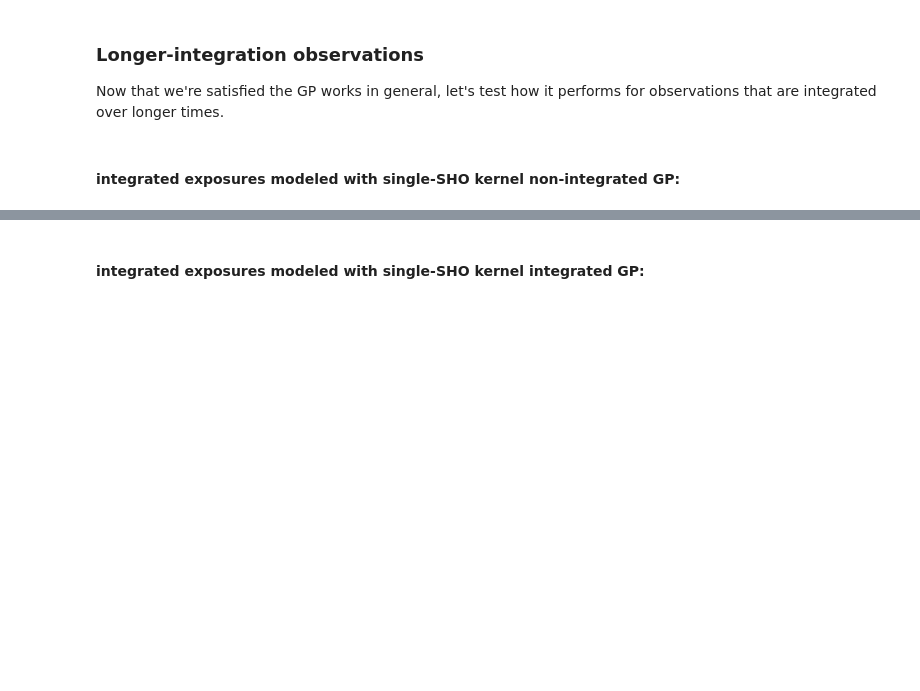
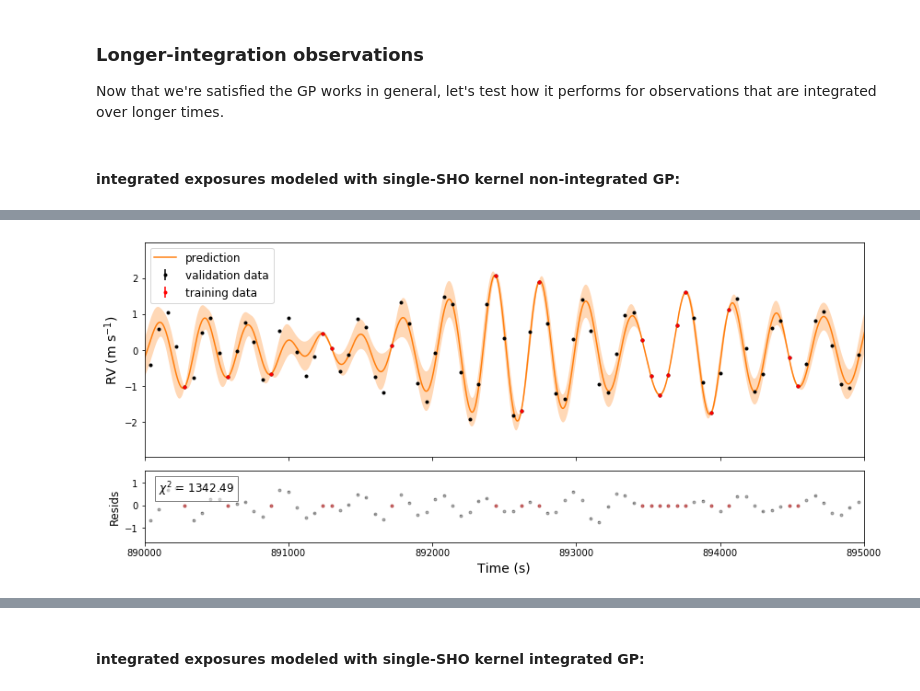
Before and after one commit to megbedell/pmodes, a Jupyter notebook: experiments/02-gp-fitting.ipynb, the cells around one changed output, grey strips where cells are left out. Cells and saved outputs as stored; diff of their text form; code cells hidden in the pictures; blank space fills up the shorter version.

```diff
--- a/experiments/02-gp-fitting.ipynb
+++ b/experiments/02-gp-fitting.ipynb
@@ -430,25 +466,28 @@ with model:
 # %%
 fig, (ax1,ax2) = plt.subplots(2, 1, figsize=(14,6), sharex=True,
                               gridspec_kw={'height_ratios':[3,1], 'hspace':0.1})
 
 art = ax1.fill_between(t_grid, mu + sd, mu - sd, color="C1", alpha=0.3)
 art.set_edgecolor("none")
 ax1.plot(t_grid, mu, color="C1", label="prediction")
 
 ax1.errorbar(t_all, y_all, yerr=yerr_all, fmt=".k", capsize=0, label='validation data')
 ax1.errorbar(t, y, yerr=yerr, fmt=".r", capsize=0, label="training data")
 ax1.legend(fontsize=12)
 
 ax2.errorbar(t_all, y_all - y_pred_all, yerr=yerr_all, fmt=".k", capsize=0, alpha=0.3)
 ax2.errorbar(t, y - y_pred, yerr=yerr, fmt=".r", capsize=0, alpha=0.3)
 
-inds = (t_all > xlim_plot[0]) & (t_all < xlim_plot[0])
+inds = (t_all > xlim_plot[0]) & (t_all < xlim_plot[1])
 chisq = np.sum(((y_all - y_pred_all)/yerr_all)[inds])**2
-ax2.text(xlim_plot + 100, 0.6, r'$\chi^2$ = {0:.2f}'.format(chisq), fontsize=12)
+ax2.text(0.02, 0.7, r'$\chi^2$ = {0:.2f}'.format(chisq), fontsize=12,
+         transform=ax2.transAxes, bbox=dict(facecolor='white', alpha=0.5))
 ax2.set_xlabel('Time (s)', fontsize=14)
 ax1.set_ylabel(r'RV (m s$^{-1}$)', fontsize=14)
 ax2.set_ylabel('Resids', fontsize=12)
 
 ax1.set_xlim(xlim_plot);
+# %% [output]
+[figure, added]
 # %%
 print(map_soln)
```
Also changed, not shown: parts of 17 cells of this notebook.
